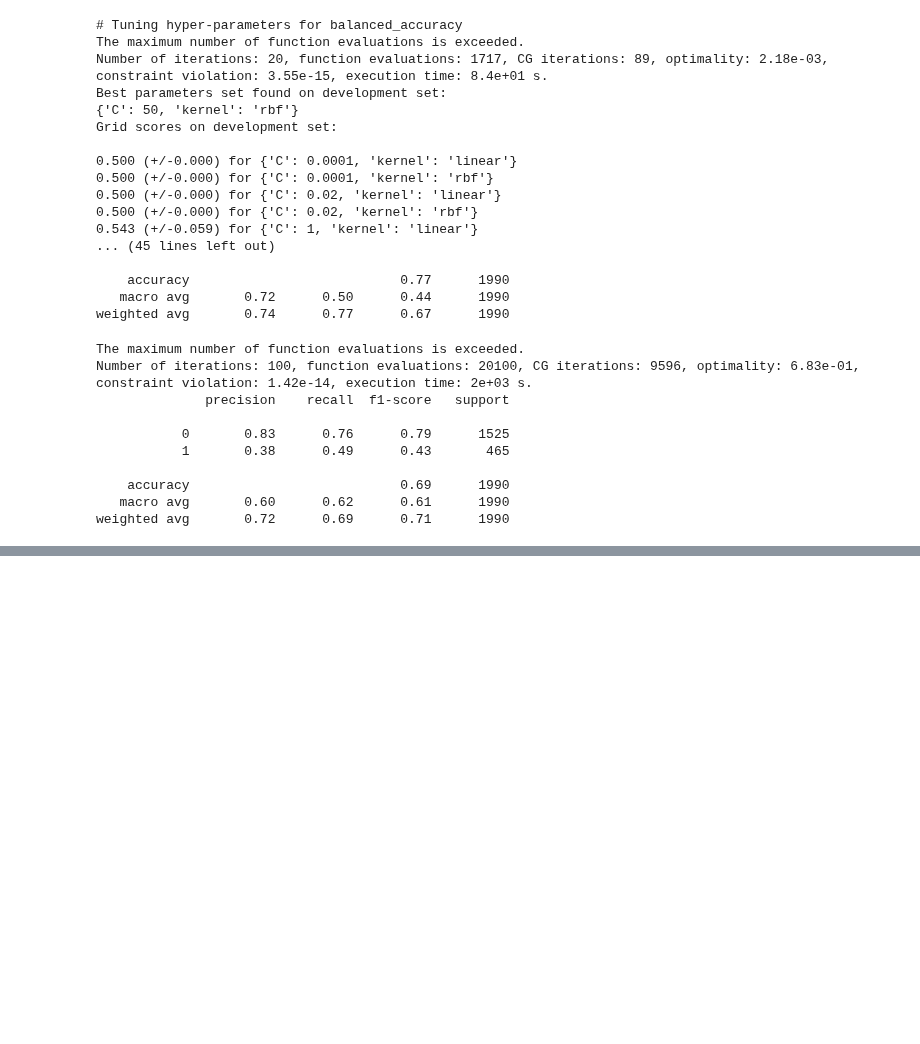
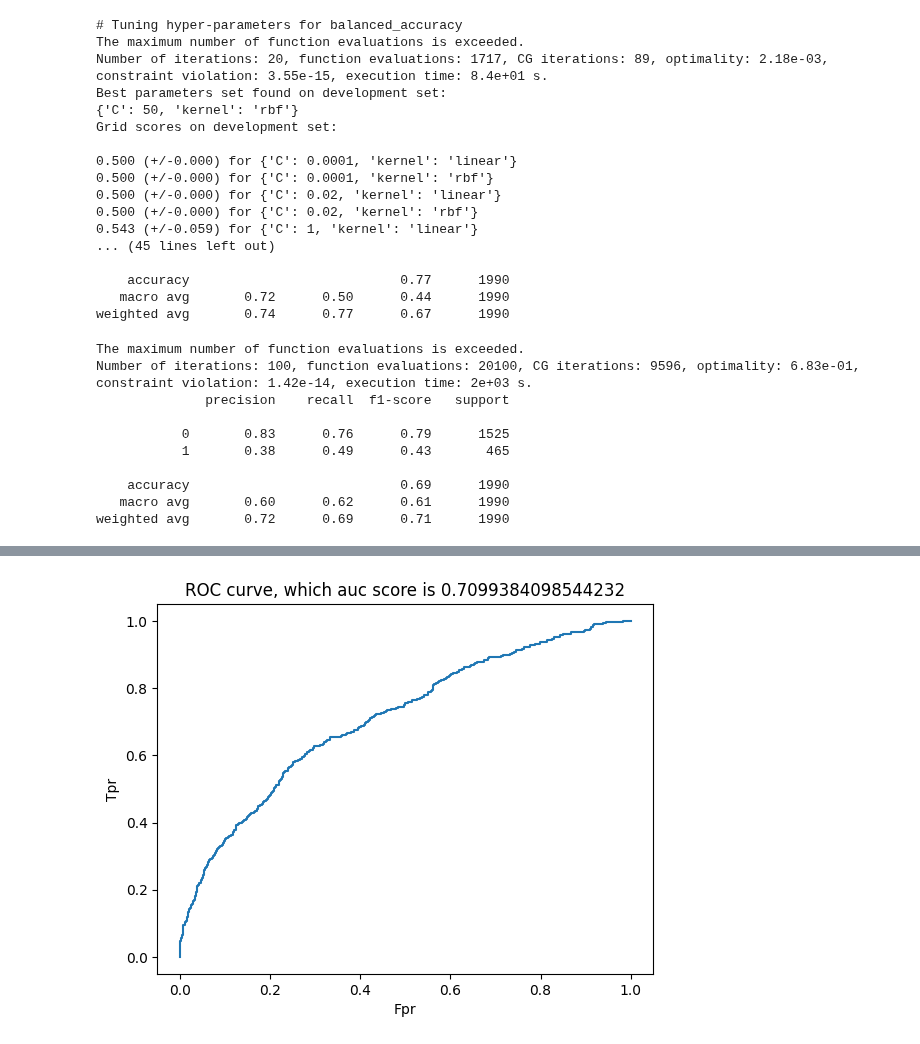
Before and after one commit to yiang-li/Predicting-Mortality-Machine-Learning, a Jupyter notebook: code_wls.ipynb, the cells around one changed output, grey strips where cells are left out. Saved outputs shown, nothing was run; the diff lists cells and outputs as text; code cells hidden in the pictures; blank space fills up the shorter version.

```diff
--- a/code_wls.ipynb
+++ b/code_wls.ipynb
@@ -730,0 +969,11 @@ weighted avg       0.72      0.69      0.71      1990
+# %%
+auc=roc_auc_score(y_test,clf_lr.predict_proba(mmc.transform(X_test))[:,1])
+curve=roc_curve(y_test,clf_lr.predict_proba(mmc.transform(X_test))[:,1])
+
+plt.title(f"ROC curve, which auc score is {auc}")
+plt.plot(curve[0],curve[1])
+plt.xlabel("Fpr")
+plt.ylabel("Tpr")
+plt.show()
+# %% [output]
+[figure, added]
```
Also changed, not shown: parts of 40 cells of this notebook, 4 other files.
